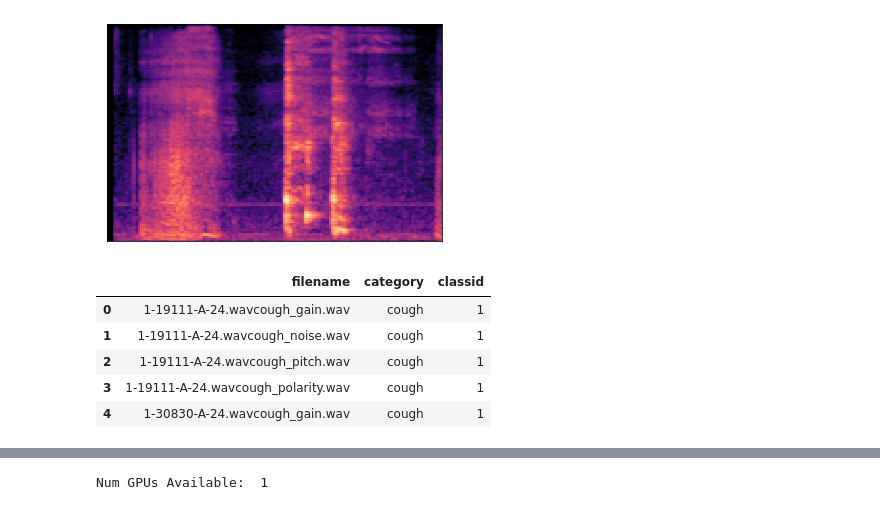
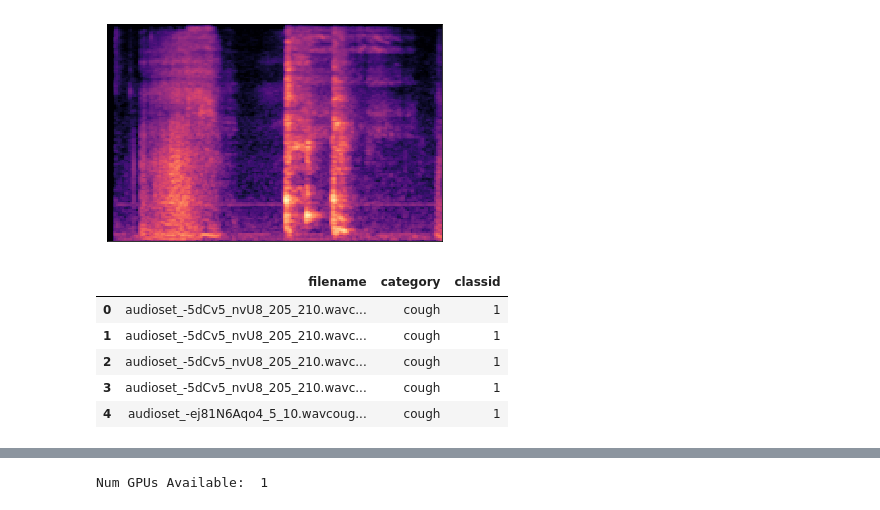
Before and after one commit to Shadbud/Cough-and-Sneeze-ML, a Jupyter notebook: convNet2.ipynb, the cells around one changed output, grey strips where cells are left out. Drawn from its saved outputs; the diff is of its cells as text; code cells hidden in the pictures.

```diff
--- a/convNet2.ipynb
+++ b/convNet2.ipynb
@@ -62,16 +57,16 @@ for index_num,row in tqdm(metadata.iterrows()):
     extracted_features.append([ps,final_class_labels])
 # %%
 # Read Augmented Data
-augmented_dataset_path = r"E:\Final 2Dataset2\augmented_data\\"
-metadata = pd.read_csv(r'E:\Final 2Dataset2\metadata_augmented.csv')
+augmented_dataset_path = r"E:\Final dataset\augmented_data\\"
+metadata = pd.read_csv(r'E:\Final dataset\metadata_augmented.csv')
 metadata.head(5)
 # %% [output]
 |  | filename | category | classid |
-| 0 | 1-19111-A-24.wavcough_gain.wav | cough | 1 |
-| 1 | 1-19111-A-24.wavcough_noise.wav | cough | 1 |
-| 2 | 1-19111-A-24.wavcough_pitch.wav | cough | 1 |
-| 3 | 1-19111-A-24.wavcough_polarity.wav | cough | 1 |
-| 4 | 1-30830-A-24.wavcough_gain.wav | cough | 1 |
+| 0 | audioset_-5dCv5_nvU8_205_210.wavc... | cough | 1 |
+| 1 | audioset_-5dCv5_nvU8_205_210.wavc... | cough | 1 |
+| 2 | audioset_-5dCv5_nvU8_205_210.wavc... | cough | 1 |
+| 3 | audioset_-5dCv5_nvU8_205_210.wavc... | cough | 1 |
+| 4 | audioset_-ej81N6Aqo4_5_10.wavcoug... | cough | 1 |
 # %%
 #Get melspectogram for augmented dataset
 for index_num,row in tqdm(metadata.iterrows()):
```
Also changed, not shown: parts of 18 cells of this notebook.
